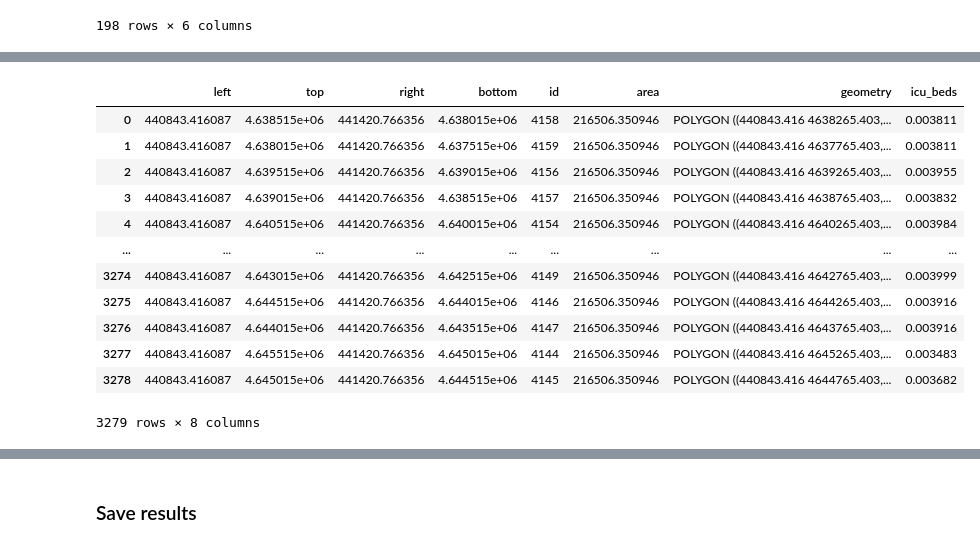
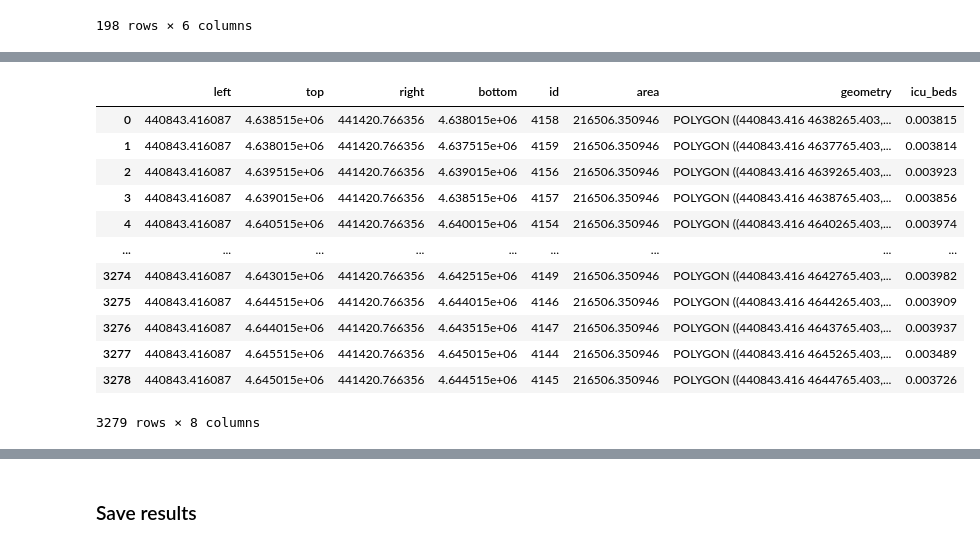
Before and after one commit to HEGSRR/RPr-Kang-2020, a Jupyter notebook: procedure/code/03-COVID-19Acc-Reanalysis.ipynb, the cells around one changed output, grey strips where cells are left out. Saved outputs shown, nothing was run; the diff lists cells and outputs as text; code cells hidden in the pictures.

Commit message:
area-weighted

```diff
--- a/procedure/code/03-COVID-19Acc-Reanalysis.ipynb
+++ b/procedure/code/03-COVID-19Acc-Reanalysis.ipynb
@@ -313,7 +313,7 @@ Sythesize OpenStreetMap speed limit data and fill in missing data.
 # %%
 %%time
 # set oxSpeed to True to replace network_setting
-oxSpeed = False
+oxSpeed = True
 
 # Other weighting options representing different distance decays
 
@@ -740,6 +732,9 @@ Dropdown(description='Hospital:', options=(('All hospitals', 'hospitals'), ('Sub
 distances=[10,20,30] # Distances in travel time
 weights=[1.0, 0.68, 0.22] # Weights where weights[0] is applied to distances[0]
 resources = ["icu_beds", "vents"]
+# set weighted to False for original 50% threshold method
+# switch to True for area-weighted overlay
+weighted = True
 print('distances: ', distances)
 print('weights: ', weights)
 print(population_dropdown.description, population_dropdown.value)
@@ -748,7 +743,12 @@ if oxSpeed == True:
     speedtext = 'oxspeed'
 else:
     speedtext = 'const_speed'
+if weighted == True:
+    overlaptext = 'weighted'
+else:
+    overlaptext = 'majority'
 print('speed interpolation: ', speedtext)
+print('overlap type: ', overlaptext)
 versionname = speedtext + '_' + population_dropdown.value + '_' + resource_dropdown.value
 print('version: ', versionname)
 # %% [output]
@@ -847,9 +848,6 @@ geocatchments
 198 rows × 6 columns
 # %%
 %%time
-# set weighted to False for original 50% threshold method
-# switch to True for area-weighted overlay
-weighted = False
 
 # if the value to be calculated is already in the hegaxon grid, delete it
 # otherwise, the field name gets a suffix _1 in the overlay step
@@ -905,15 +903,15 @@ Wall time: 13 s
 |  | left | top | right | bottom | id | area | geometry | icu_beds |
-| 0 | 440843.416087 | 4.638515e+06 | 441420.766356 | 4.638015e+06 | 4158 | 216506.350946 | POLYGON ((440843.416 4638265.403,... | 0.003811 |
-| 1 | 440843.416087 | 4.638015e+06 | 441420.766356 | 4.637515e+06 | 4159 | 216506.350946 | POLYGON ((440843.416 4637765.403,... | 0.003811 |
-| 2 | 440843.416087 | 4.639515e+06 | 441420.766356 | 4.639015e+06 | 4156 | 216506.350946 | POLYGON ((440843.416 4639265.403,... | 0.003955 |
-| 3 | 440843.416087 | 4.639015e+06 | 441420.766356 | 4.638515e+06 | 4157 | 216506.350946 | POLYGON ((440843.416 4638765.403,... | 0.003832 |
-| 4 | 440843.416087 | 4.640515e+06 | 441420.766356 | 4.640015e+06 | 4154 | 216506.350946 | POLYGON ((440843.416 4640265.403,... | 0.003984 |
+| 0 | 440843.416087 | 4.638515e+06 | 441420.766356 | 4.638015e+06 | 4158 | 216506.350946 | POLYGON ((440843.416 4638265.403,... | 0.003815 |
+| 1 | 440843.416087 | 4.638015e+06 | 441420.766356 | 4.637515e+06 | 4159 | 216506.350946 | POLYGON ((440843.416 4637765.403,... | 0.003814 |
+| 2 | 440843.416087 | 4.639515e+06 | 441420.766356 | 4.639015e+06 | 4156 | 216506.350946 | POLYGON ((440843.416 4639265.403,... | 0.003923 |
+| 3 | 440843.416087 | 4.639015e+06 | 441420.766356 | 4.638515e+06 | 4157 | 216506.350946 | POLYGON ((440843.416 4638765.403,... | 0.003856 |
+| 4 | 440843.416087 | 4.640515e+06 | 441420.766356 | 4.640015e+06 | 4154 | 216506.350946 | POLYGON ((440843.416 4640265.403,... | 0.003974 |
 | ... | ... | ... | ... | ... | ... | ... | ... | ... |
-| 3274 | 440843.416087 | 4.643015e+06 | 441420.766356 | 4.642515e+06 | 4149 | 216506.350946 | POLYGON ((440843.416 4642765.403,... | 0.003999 |
-| 3275 | 440843.416087 | 4.644515e+06 | 441420.766356 | 4.644015e+06 | 4146 | 216506.350946 | POLYGON ((440843.416 4644265.403,... | 0.003916 |
-| 3276 | 440843.416087 | 4.644015e+06 | 441420.766356 | 4.643515e+06 | 4147 | 216506.350946 | POLYGON ((440843.416 4643765.403,... | 0.003916 |
-| 3277 | 440843.416087 | 4.645515e+06 | 441420.766356 | 4.645015e+06 | 4144 | 216506.350946 | POLYGON ((440843.416 4645265.403,... | 0.003483 |
-| 3278 | 440843.416087 | 4.645015e+06 | 441420.766356 | 4.644515e+06 | 4145 | 216506.350946 | POLYGON ((440843.416 4644765.403,... | 0.003682 |
+| 3274 | 440843.416087 | 4.643015e+06 | 441420.766356 | 4.642515e+06 | 4149 | 216506.350946 | POLYGON ((440843.416 4642765.403,... | 0.003982 |
+| 3275 | 440843.416087 | 4.644515e+06 | 441420.766356 | 4.644015e+06 | 4146 | 216506.350946 | POLYGON ((440843.416 4644265.403,... | 0.003909 |
+| 3276 | 440843.416087 | 4.644015e+06 | 441420.766356 | 4.643515e+06 | 4147 | 216506.350946 | POLYGON ((440843.416 4643765.403,... | 0.003937 |
+| 3277 | 440843.416087 | 4.645515e+06 | 441420.766356 | 4.645015e+06 | 4144 | 216506.350946 | POLYGON ((440843.416 4645265.403,... | 0.003489 |
+| 3278 | 440843.416087 | 4.645015e+06 | 441420.766356 | 4.644515e+06 | 4145 | 216506.350946 | POLYGON ((440843.416 4644765.403,... | 0.003726 |
 3279 rows × 8 columns
 # %%
 %%time
```
Also changed, not shown: parts of 11 cells of this notebook, 1 other file.
